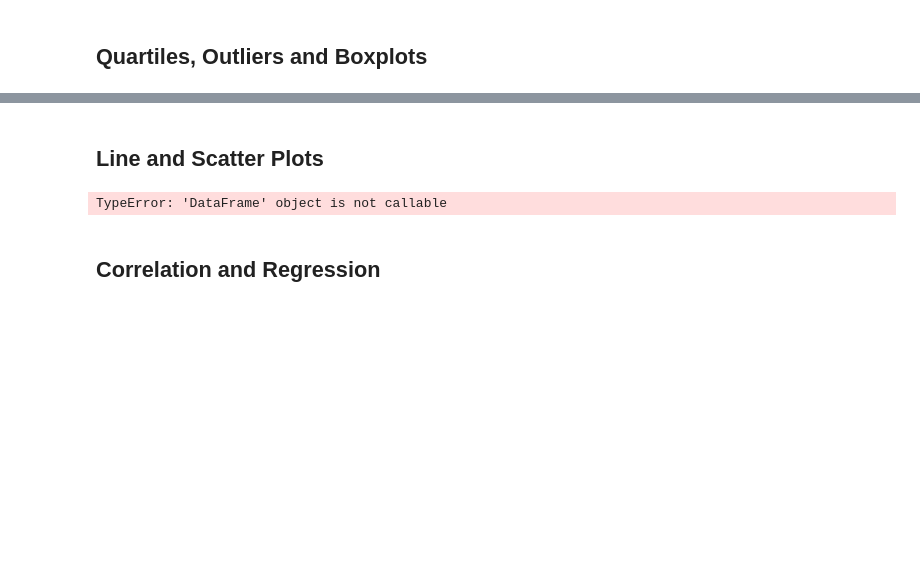
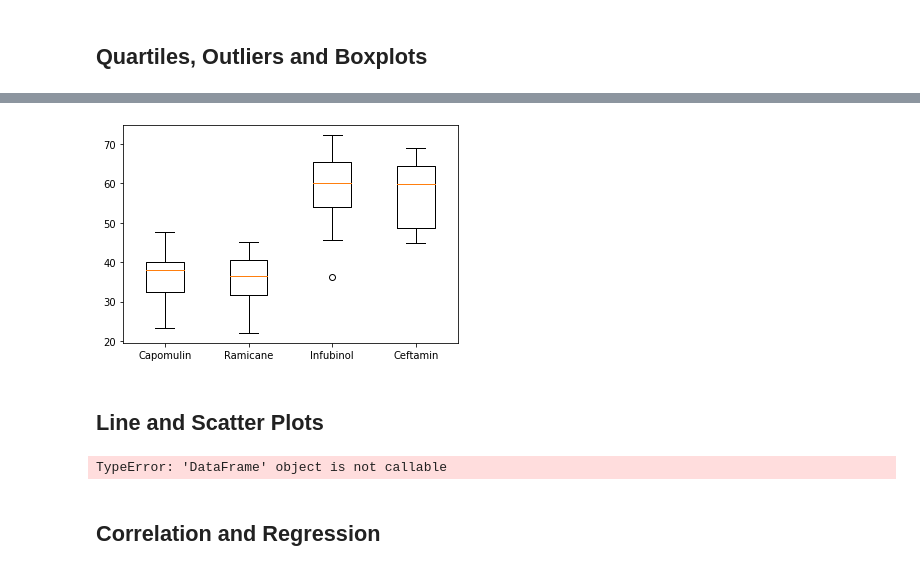
Before and after one commit to AnneNiemiec/Matplotlib, a Jupyter notebook: pymaceuticals.ipynb, the cells around one changed output, grey strips where cells are left out. Cells and saved outputs as stored; diff of their text form; code cells hidden in the pictures; blank space fills up the shorter version.

Commit message:
Updated boxplot

```diff
--- a/pymaceuticals.ipynb
+++ b/pymaceuticals.ipynb
@@ -272,6 +273,13 @@ Name: Tumor Volume (mm3), dtype: float64
 # %%
 # Generate a box plot of the final tumor volume of each mouse across four regimens of interest
 #create df with regimen, id, and tumor volume at each range (use pivot function in pd); cheat sheet or use a nested list at the same time as creating the plot outliers
+
+plt.boxplot(tumor_volume,labels=four_regimens)
+plt.show()
+
+##upper/lower bounds; outliers, formatting
+# %% [output]
+[figure, added]
 # %% [markdown]
 ## Line and Scatter Plots
 # %%
```
Also changed, not shown: parts of 5 cells of this notebook.
